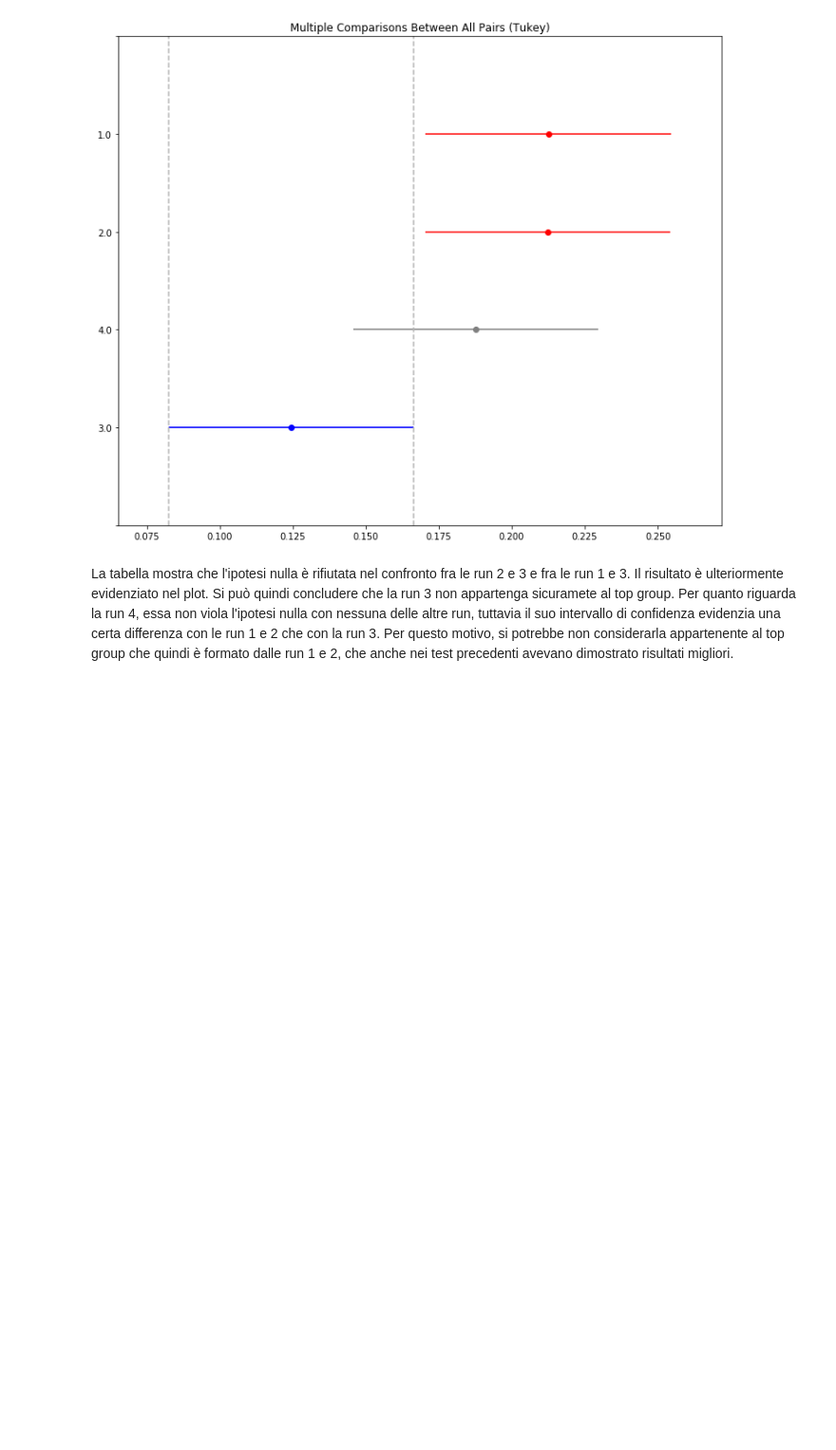
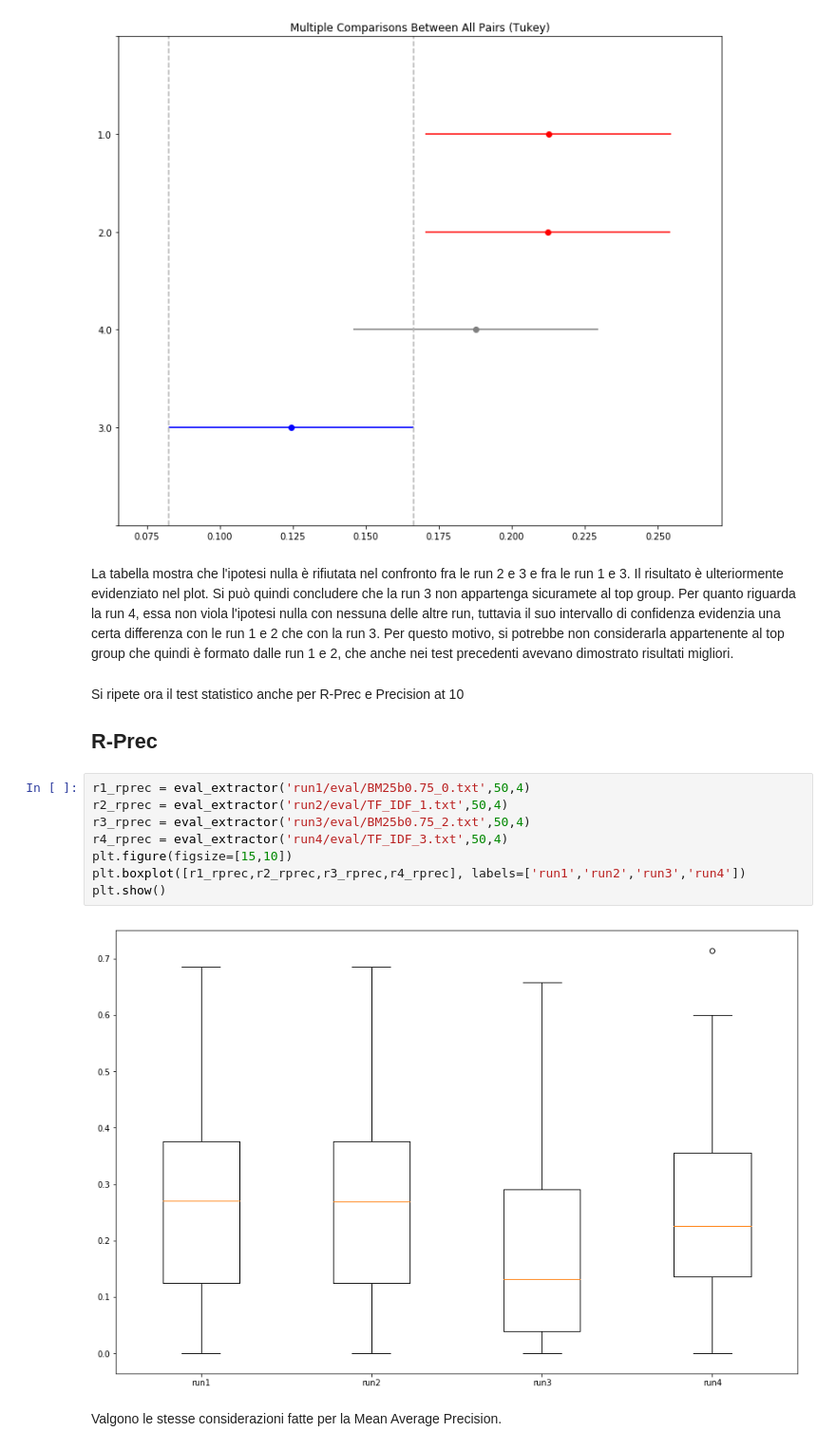
Before and after one commit to chrisob194/informationretrievalhw, a Jupyter notebook: repository/ChristianObetti_1205719_notebook_hw1.ipynb, the cells around one changed output. Shown: that part at 95% size. Drawn from its saved outputs; the diff is of its cells as text; blank space fills up the shorter version.

```diff
--- a/repository/ChristianObetti_1205719_notebook_hw1.ipynb
+++ b/repository/ChristianObetti_1205719_notebook_hw1.ipynb
@@ -224,3 +228,19 @@ group1 group2 meandiff  lower  upper  reject
 [figure]
 # %% [markdown]
 La tabella mostra che l'ipotesi nulla è rifiutata nel confronto fra le run 2 e 3 e fra le run 1 e 3. Il risultato è ulteriormente evidenziato nel plot. Si può quindi concludere che la run 3 non appartenga sicuramete al top group. Per quanto riguarda la run 4, essa non viola l'ipotesi nulla con nessuna delle altre run, tuttavia il suo intervallo di confidenza evidenzia una certa differenza con le run 1 e 2 che con la run 3. Per questo motivo, si potrebbe non considerarla appartenente al top group che quindi è formato dalle run 1 e 2, che anche nei test precedenti avevano dimostrato risultati migliori.
+# %% [markdown]
+Si ripete ora il test statistico anche per R-Prec e Precision at 10
+
+## R-Prec
+# %%
+r1_rprec = eval_extractor('run1/eval/BM25b0.75_0.txt',50,4)
+r2_rprec = eval_extractor('run2/eval/TF_IDF_1.txt',50,4)
+r3_rprec = eval_extractor('run3/eval/BM25b0.75_2.txt',50,4)
+r4_rprec = eval_extractor('run4/eval/TF_IDF_3.txt',50,4)
+plt.figure(figsize=[15,10])
+plt.boxplot([r1_rprec,r2_rprec,r3_rprec,r4_rprec], labels=['run1','run2','run3','run4'])
+plt.show()
+# %% [output]
+[figure, added]
+# %% [markdown]
+Valgono le stesse considerazioni fatte per la Mean Average Precision.
```
Also changed, not shown: parts of 19 cells of this notebook, 6 other files.
